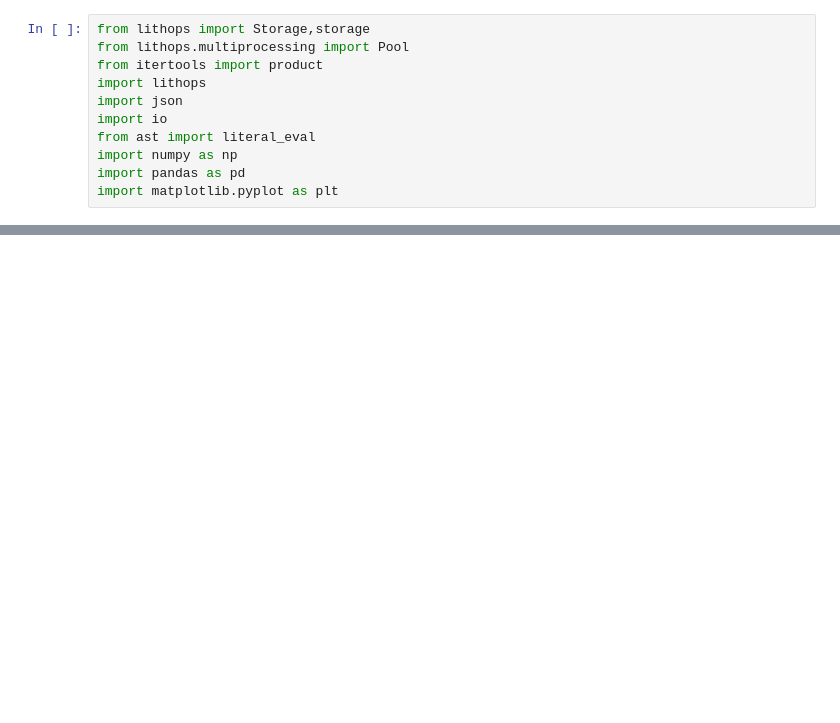
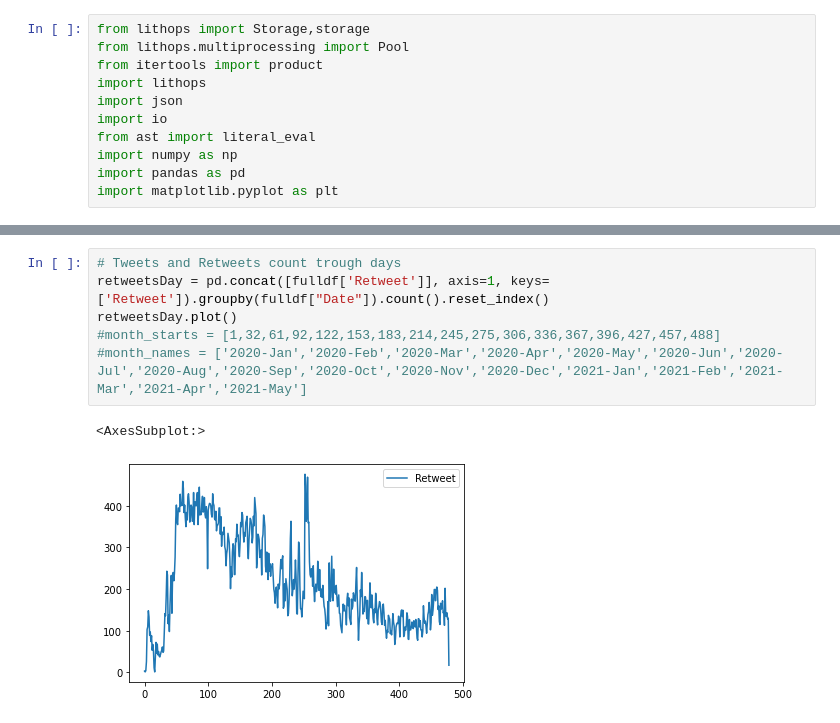
Before and after one commit to Buzzerage/SD_BigDataChallenge, a Jupyter notebook: notebook/queries.ipynb, the cells around one changed output, grey strips where cells are left out. Saved outputs shown, nothing was run; the diff lists cells and outputs as text; blank space fills up the shorter version.

```diff
--- a/notebook/queries.ipynb
+++ b/notebook/queries.ipynb
@@ -275,0 +40,9 @@ except Exception as error:
+# %%
+# Tweets and Retweets count trough days
+retweetsDay = pd.concat([fulldf['Retweet']], axis=1, keys=['Retweet']).groupby(fulldf["Date"]).count().reset_index()
+retweetsDay.plot()
+#month_starts = [1,32,61,92,122,153,183,214,245,275,306,336,367,396,427,457,488]
+#month_names = ['2020-Jan','2020-Feb','2020-Mar','2020-Apr','2020-May','2020-Jun','2020-Jul','2020-Aug','2020-Sep','2020-Oct','2020-Nov','2020-Dec','2021-Jan','2021-Feb','2021-Mar','2021-Apr','2021-May']
+# %% [output]
+<AxesSubplot:>
+[figure, added]
```
Also changed, not shown: parts of 18 cells of this notebook.
